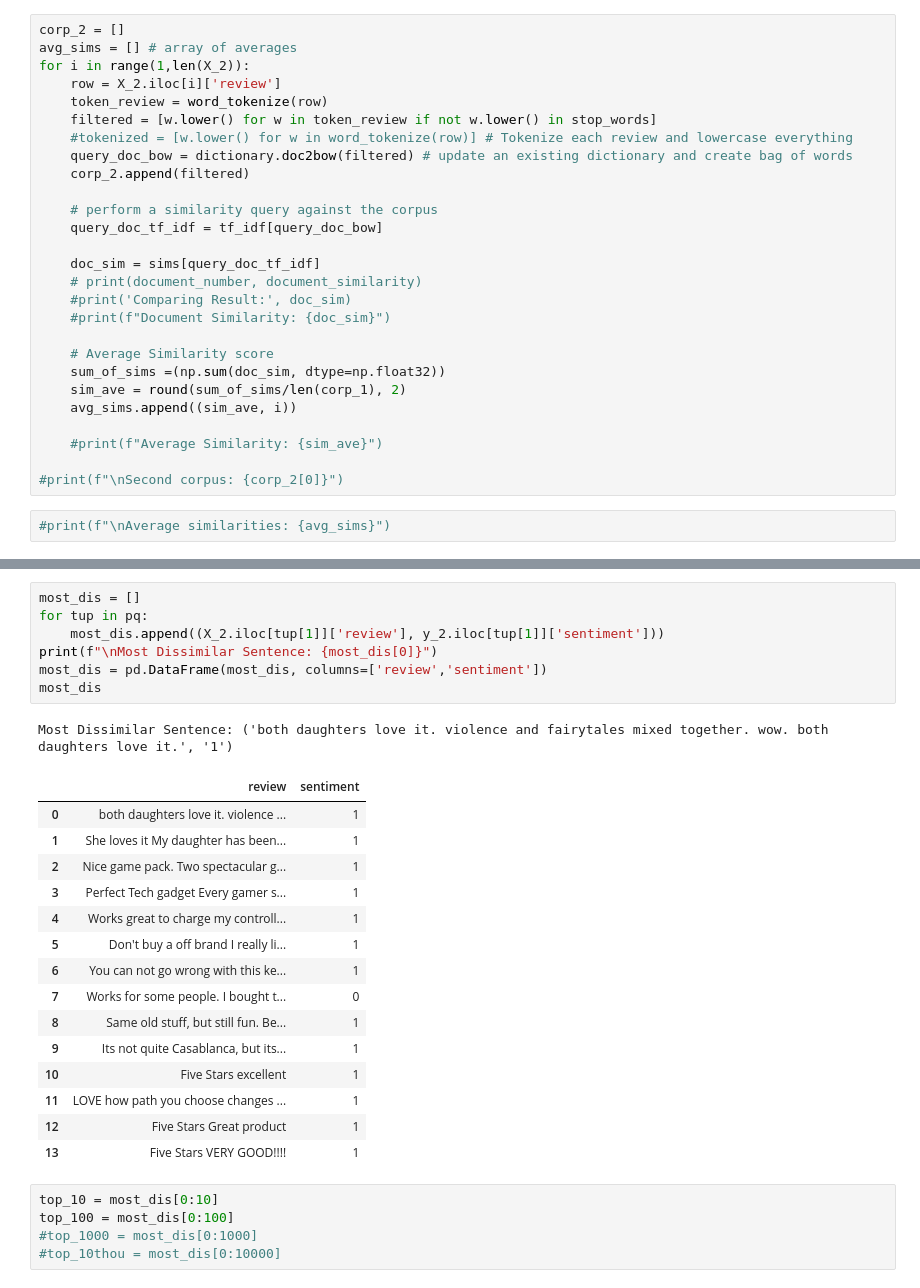
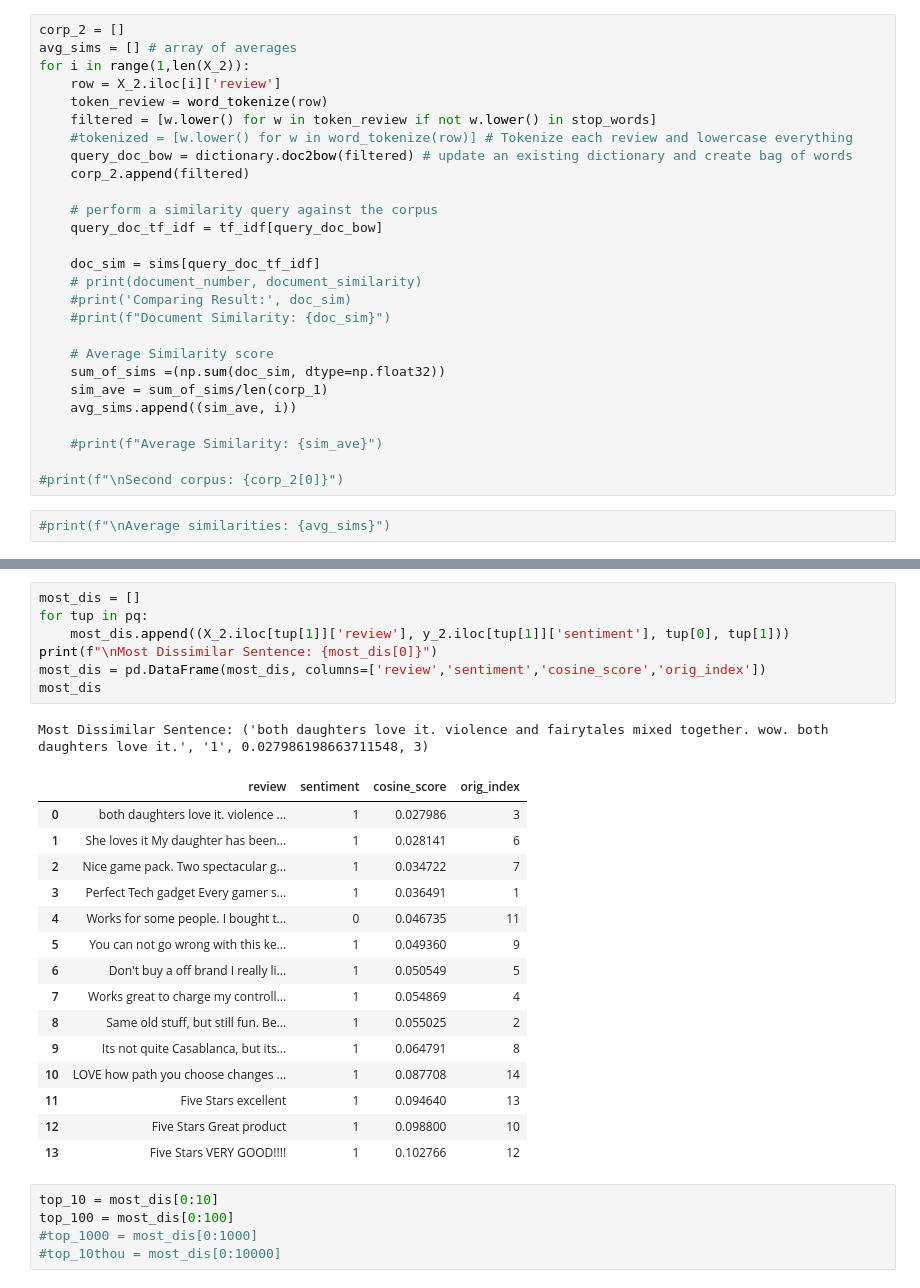
Before and after one commit to dmdequin/sentiment_analysis, a Jupyter notebook: code/cosine.ipynb, the cells around one changed output, grey strips where cells are left out. Cells and saved outputs as stored; diff of their text form.

Commit message:
adding cosine score to output

```diff
--- a/code/cosine.ipynb
+++ b/code/cosine.ipynb
@@ -87,7 +87,7 @@ for i in range(1,len(X_2)):
 
     # Average Similarity score
     sum_of_sims =(np.sum(doc_sim, dtype=np.float32))
-    sim_ave = round(sum_of_sims/len(corp_1), 2)
+    sim_ave = sum_of_sims/len(corp_1)
     avg_sims.append((sim_ave, i))
 
     #print(f"Average Similarity: {sim_ave}")
@@ -103,27 +103,27 @@ Priority Q: [(0.03, 3), (0.03, 6), (0.03, 7), (0.04, 1), (0.05, 4), (0.05, 5), (
 # %%
 most_dis = []
 for tup in pq:
-    most_dis.append((X_2.iloc[tup[1]]['review'], y_2.iloc[tup[1]]['sentiment']))
+    most_dis.append((X_2.iloc[tup[1]]['review'], y_2.iloc[tup[1]]['sentiment'], tup[0], tup[1]))
 print(f"\nMost Dissimilar Sentence: {most_dis[0]}")
-most_dis = pd.DataFrame(most_dis, columns=['review','sentiment'])
+most_dis = pd.DataFrame(most_dis, columns=['review','sentiment','cosine_score','orig_index'])
 most_dis
 # %% [output]
-Most Dissimilar Sentence: ('both daughters love it. violence and fairytales mixed together. wow. both daughters love it.', '1')
+Most Dissimilar Sentence: ('both daughters love it. violence and fairytales mixed together. wow. both daughters love it.', '1', 0.027986198663711548, 3)
-|  | review | sentiment |
-| 0 | both daughters love it. violence ... | 1 |
-| 1 | She loves it My daughter has been... | 1 |
-| 2 | Nice game pack. Two spectacular g... | 1 |
-| 3 | Perfect Tech gadget Every gamer s... | 1 |
-| 4 | Works great to charge my controll... | 1 |
-| 5 | Don't buy a off brand I really li... | 1 |
-| 6 | You can not go wrong with this ke... | 1 |
-| 7 | Works for some people. I bought t... | 0 |
-| 8 | Same old stuff, but still fun. Be... | 1 |
-| 9 | Its not quite Casablanca, but its... | 1 |
-| 10 | Five Stars excellent | 1 |
-| 11 | LOVE how path you choose changes ... | 1 |
-| 12 | Five Stars Great product | 1 |
-| 13 | Five Stars VERY GOOD!!!! | 1 |
+|  | review | sentiment | cosine_score | orig_index |
+| 0 | both daughters love it. violence ... | 1 | 0.027986 | 3 |
+| 1 | She loves it My daughter has been... | 1 | 0.028141 | 6 |
+| 2 | Nice game pack. Two spectacular g... | 1 | 0.034722 | 7 |
+| 3 | Perfect Tech gadget Every gamer s... | 1 | 0.036491 | 1 |
+| 4 | Works for some people. I bought t... | 0 | 0.046735 | 11 |
+| 5 | You can not go wrong with this ke... | 1 | 0.049360 | 9 |
+| 6 | Don't buy a off brand I really li... | 1 | 0.050549 | 5 |
+| 7 | Works great to charge my controll... | 1 | 0.054869 | 4 |
+| 8 | Same old stuff, but still fun. Be... | 1 | 0.055025 | 2 |
+| 9 | Its not quite Casablanca, but its... | 1 | 0.064791 | 8 |
+| 10 | LOVE how path you choose changes ... | 1 | 0.087708 | 14 |
+| 11 | Five Stars excellent | 1 | 0.094640 | 13 |
+| 12 | Five Stars Great product | 1 | 0.098800 | 10 |
+| 13 | Five Stars VERY GOOD!!!! | 1 | 0.102766 | 12 |
 # %%
 top_10 = most_dis[0:10]
 top_100 = most_dis[0:100]
```
Also changed, not shown: parts of 7 cells of this notebook, 13 other files.
